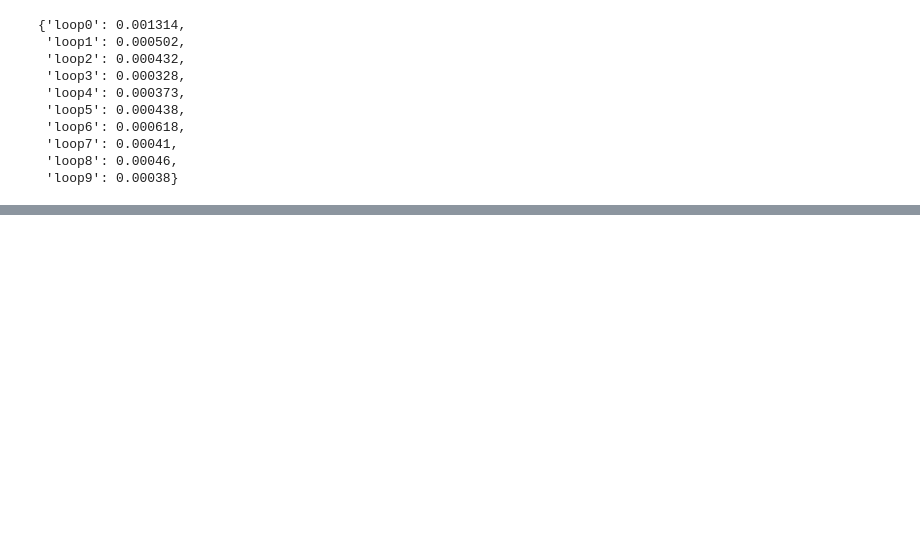
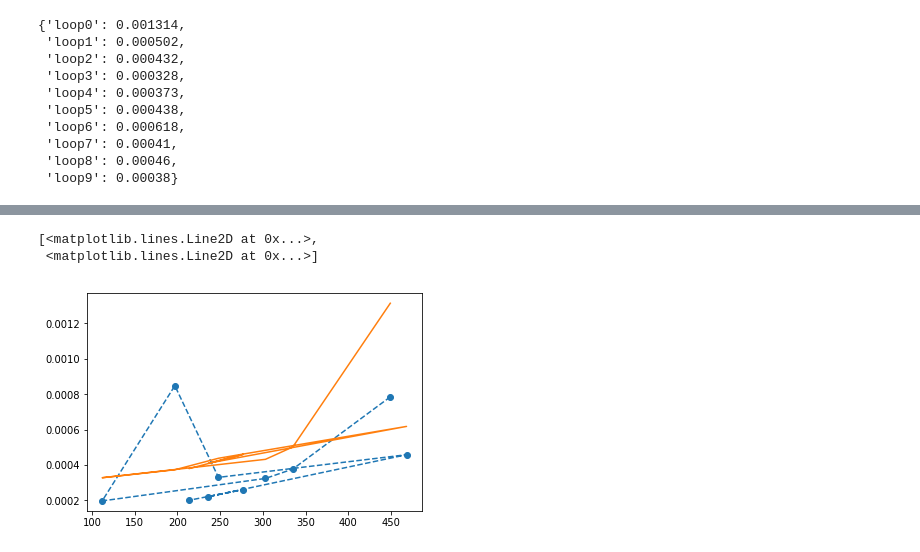
Before and after one commit to jacobkreider/msds432, a Jupyter notebook: kreiderMini3.ipynb, the cells around one changed output, grey strips where cells are left out. Cells and saved outputs as stored; diff of their text form; code cells hidden in the pictures; blank space fills up the shorter version.

Commit message:
Completed up to chart. Will comment on commit re: chart issues#

```diff
--- a/kreiderMini3.ipynb
+++ b/kreiderMini3.ipynb
@@ -260,0 +248,15 @@ myResults
+# %%
+#Use Python matplotlib or Seaborn to generate a graph that has number on the horizontal
+#axis and with execution time in milliseconds on the vertical axis.
+#The plot should show execution times of recursion and the loop.
+
+plt.plot([a0, a1, a2, a3, a4, a5, a6, a7, a8, a9],
+        [a0time, a1time, a2time, a3time, a4time, a5time, a6time, a7time, a8time, a9time],
+         'o--',
+        [a0, a1, a2, a3, a4, a5, a6, a7, a8, a9],
+        [loop0time, loop1time, loop2time, loop3time, loop4time, loop5time,
+         loop6time, loop7time, loop8time, loop9time])
+# %% [output]
+[<matplotlib.lines.Line2D at 0x...>,
+ <matplotlib.lines.Line2D at 0x...>]
+[figure, added]
```
Also changed, not shown: parts of 3 cells of this notebook.
